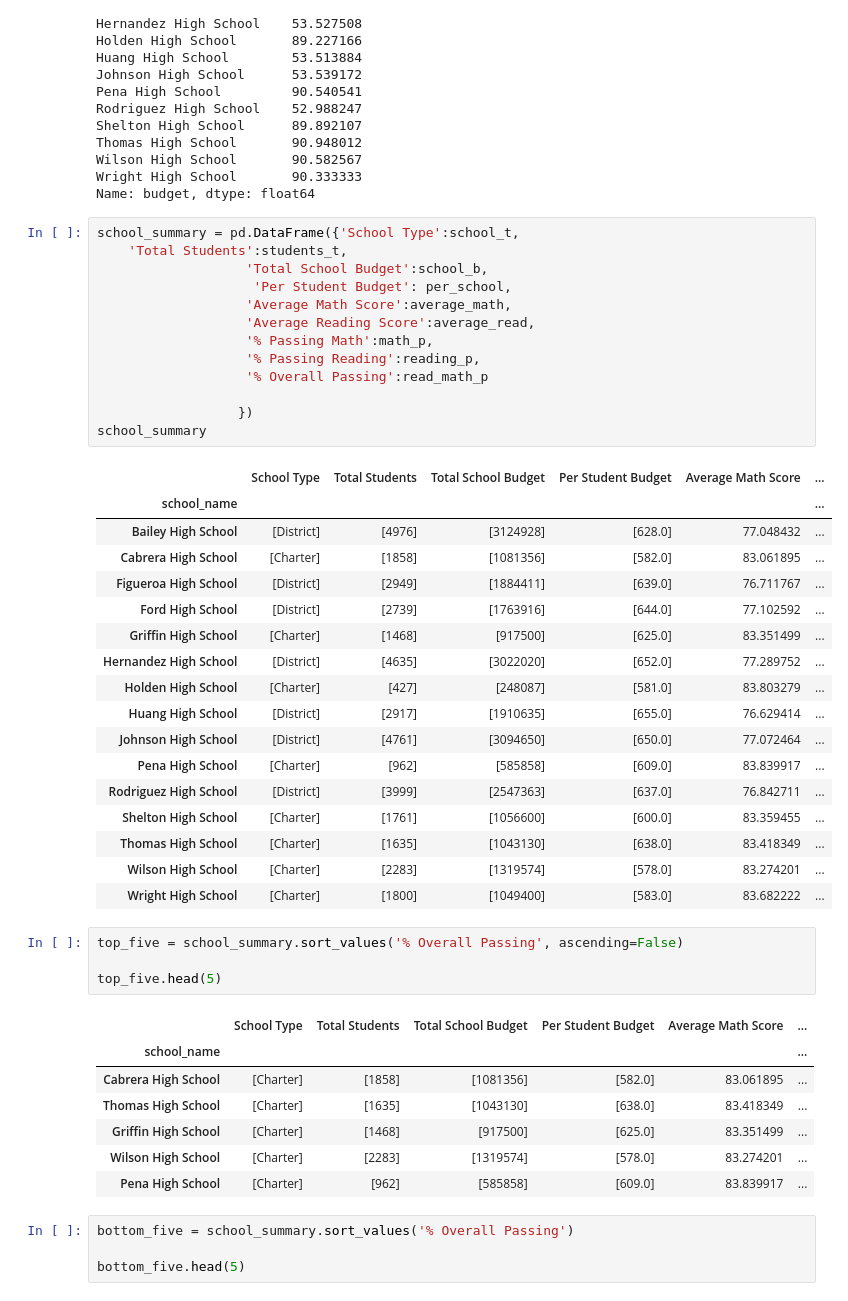
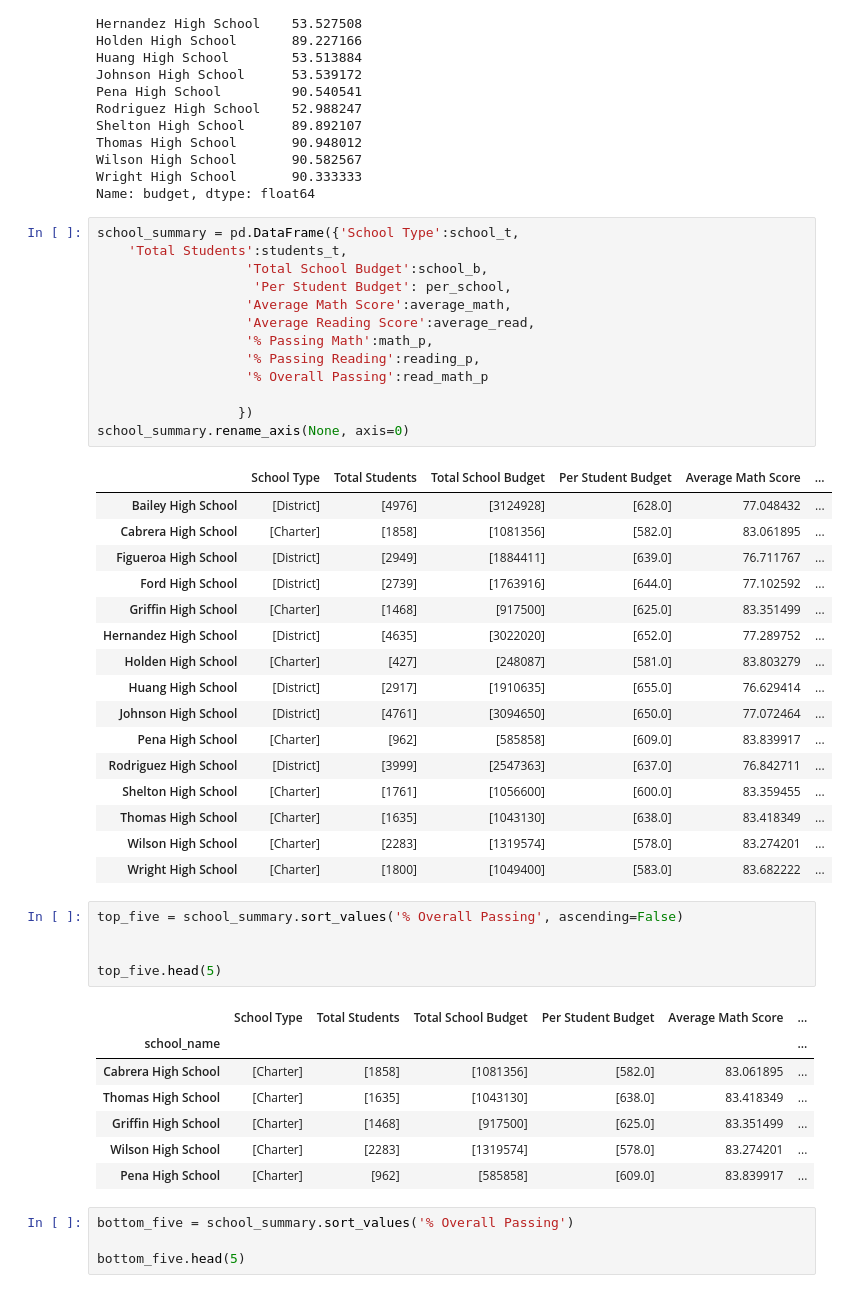
Before and after one commit to spennington1394/pandas-challenge, a Jupyter notebook: PySchool_Main.ipynb, the cells around one changed output. Cells and saved outputs as stored; diff of their text form.

```diff
--- a/PySchool_Main.ipynb
+++ b/PySchool_Main.ipynb
@@ -400,19 +400,18 @@ Name: budget, dtype: float64
 # %%
 school_summary = pd.DataFrame({'School Type':school_t,
     'Total Students':students_t,
                    'Total School Budget':school_b,
                     'Per Student Budget': per_school,
                    'Average Math Score':average_math,
                    'Average Reading Score':average_read,
                    '% Passing Math':math_p,
                    '% Passing Reading':reading_p,
                    '% Overall Passing':read_math_p
 
                   })
-school_summary
+school_summary.rename_axis(None, axis=0)
 # %% [output]
 |  | School Type | Total Students | Total School Budget | Per Student Budget | Average Math Score | ... |
-| school_name |  |  |  |  |  | ... |
 | Bailey High School | [District] | [4976] | [3124928] | [628.0] | 77.048432 | ... |
 | Cabrera High School | [Charter] | [1858] | [1081356] | [582.0] | 83.061895 | ... |
 | Figueroa High School | [District] | [2949] | [1884411] | [639.0] | 76.711767 | ... |
@@ -431,6 +430,7 @@ school_summary
 # %%
 top_five = school_summary.sort_values('% Overall Passing', ascending=False)
 
+
 top_five.head(5)
 # %% [output]
 |  | School Type | Total Students | Total School Budget | Per Student Budget | Average Math Score | ... |
```
Also changed, not shown: parts of 4 cells of this notebook.
